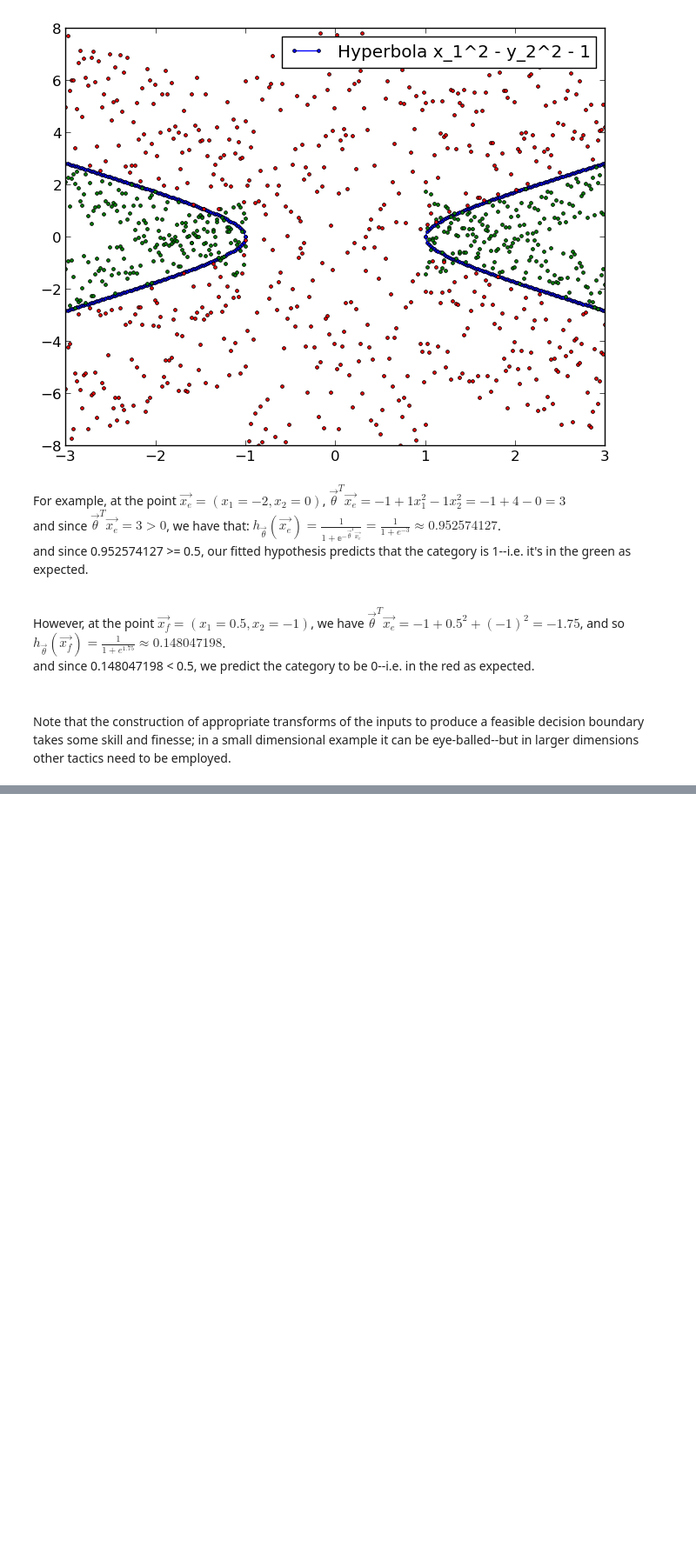
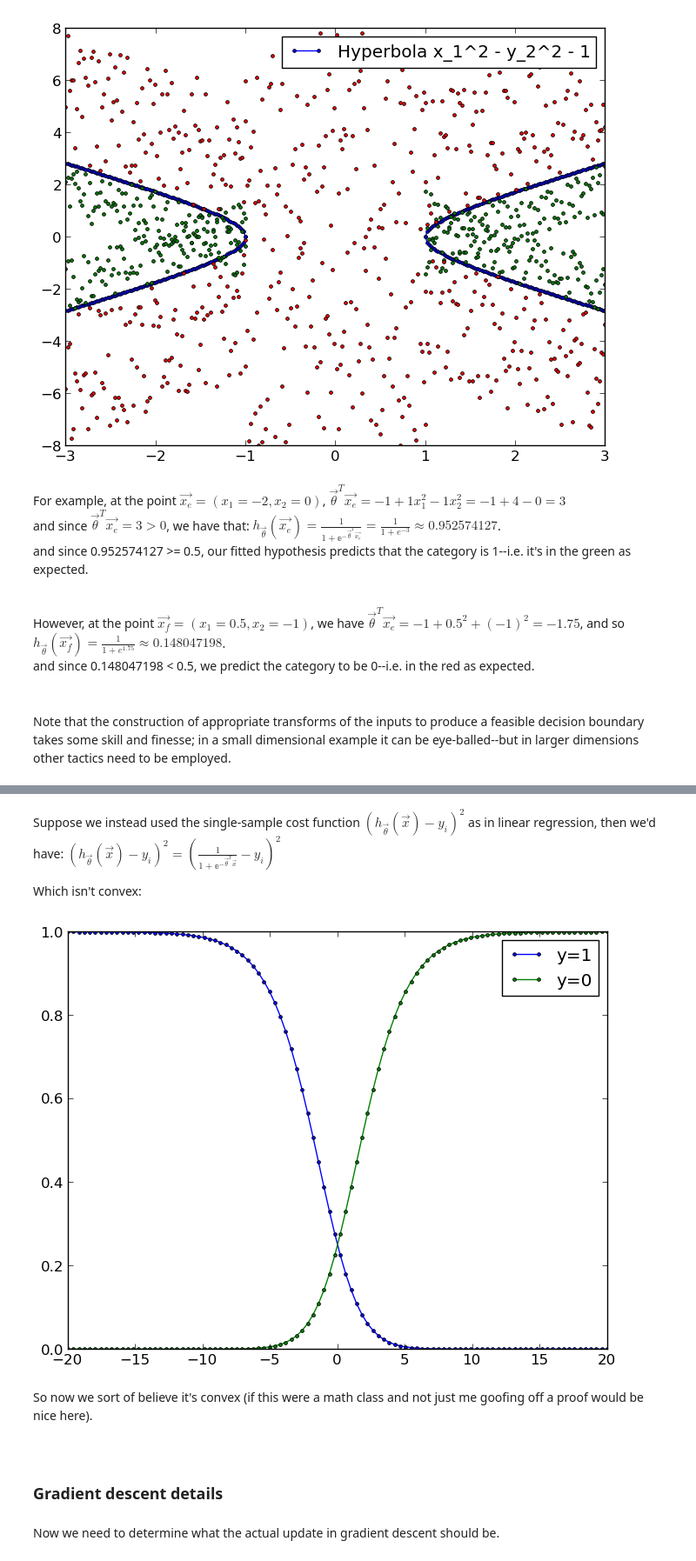
Before and after one commit to midnighteuler/skynet.jl, a Jupyter notebook: docs/Logistic Regression Classification.ipynb, the cells around one changed output, grey strips where cells are left out. Shown at 87% size. Drawn from its saved outputs; the diff is of its cells as text; code cells hidden in the pictures; blank space fills up the shorter version.

Commit message:
Logistic regression notes.

```diff
--- a/docs/Logistic Regression Classification.ipynb
+++ b/docs/Logistic Regression Classification.ipynb
@@ -129,0 +156,22 @@ Note that the construction of appropriate transforms of the inputs to produce a
+# %% [markdown]
+Suppose we instead used the single-sample cost function $(h_\vec{\theta}(\vec{x}) - y_i)^2$ as in linear regression, then we'd have:
+$(h_\vec{\theta}(\vec{x}) - y_i)^2 = (\frac{1}{1 + \mathbb{e}^{-\vec{\theta}^T \vec{x}}} - y_i)^2$<br>
+
+Which isn't convex:
+# %%
+using PyPlot
+
+PyPlot.plt.clf()
+t = PyPlot.linspace(-20, 20, 100)
+PyPlot.plot(t, [x*x for x in (1/(1+exp(-0.5*t)) - 1)],"b.-",
+            t, [x*x for x in (1/(1+exp(-0.5*t)))],"g.-")
+PyPlot.legend(["y=1", "y=0"])
+PyPlot.gcf()
+# %% [output]
+[figure, added]
+# %% [markdown]
+So now we sort of believe it's convex (if this were a math class and not just me goofing off a proof would be nice here).<br><br>
+# %% [markdown]
+### Gradient descent details
+# %% [markdown]
+Now we need to determine what the actual update in gradient descent should be.<br>
```
Also changed, not shown: parts of 5 cells of this notebook, 1 other file.
